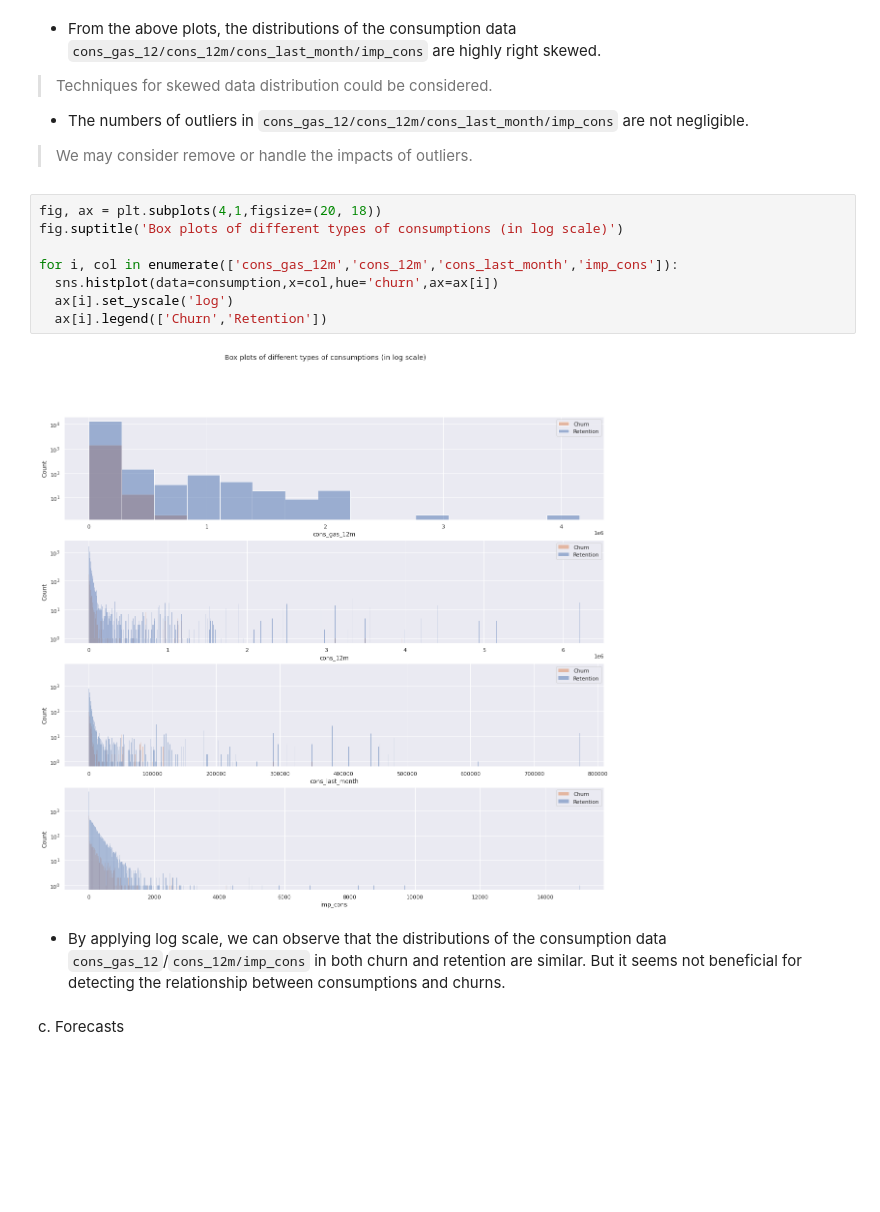
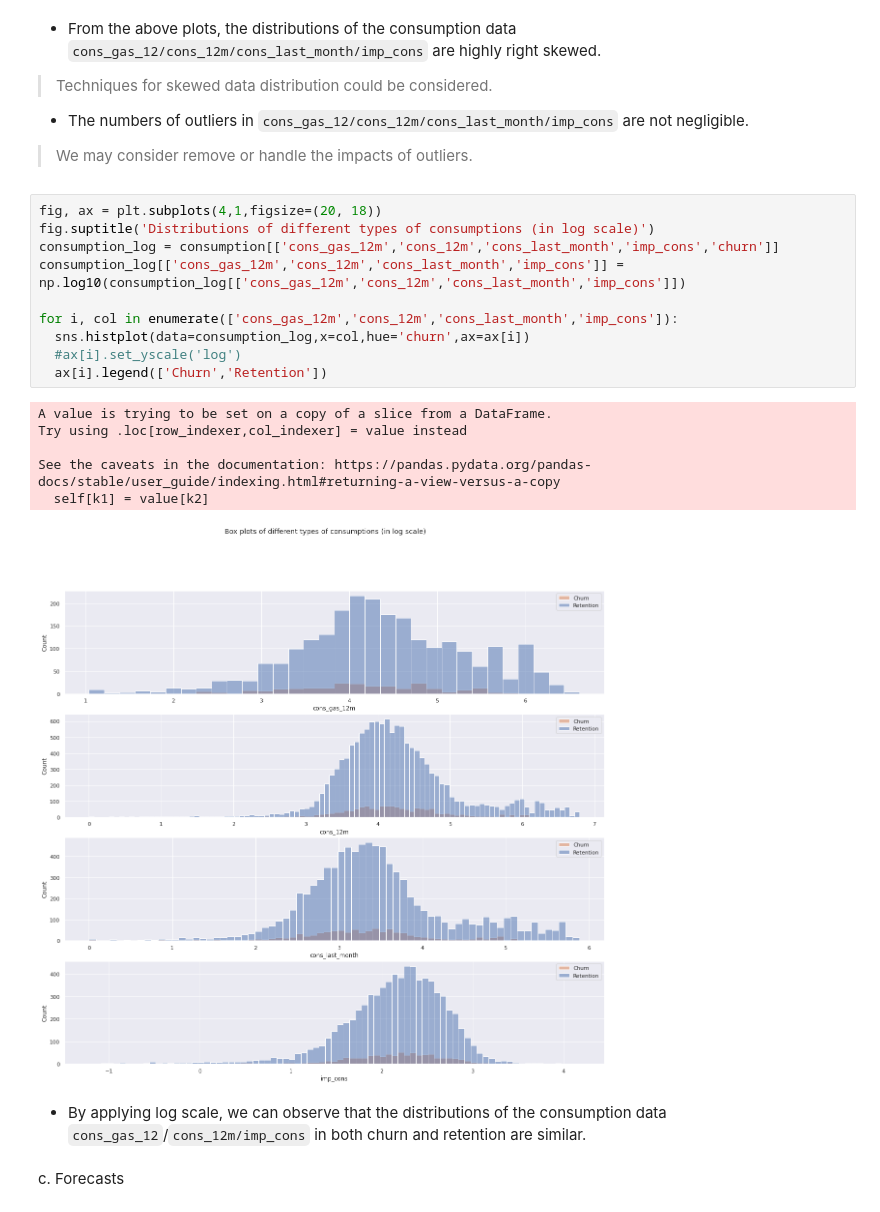
Before and after one commit to AnyueWang/BCG_Project, a Jupyter notebook: EDA.ipynb, the cells around one changed output. Drawn from its saved outputs; the diff is of its cells as text; blank space fills up the shorter version.

```diff
--- a/EDA.ipynb
+++ b/EDA.ipynb
@@ -269,16 +269,23 @@ sns.boxplot(hue='churn',x='imp_cons',data=consumption,ax=ax[3])
 > We may consider remove or handle the impacts of outliers.
 # %%
 fig, ax = plt.subplots(4,1,figsize=(20, 18))
-fig.suptitle('Box plots of different types of consumptions (in log scale)')
+fig.suptitle('Distributions of different types of consumptions (in log scale)')
+consumption_log = consumption[['cons_gas_12m','cons_12m','cons_last_month','imp_cons','churn']]
+consumption_log[['cons_gas_12m','cons_12m','cons_last_month','imp_cons']] = np.log10(consumption_log[['cons_gas_12m','cons_12m','cons_last_month','imp_cons']])
 
 for i, col in enumerate(['cons_gas_12m','cons_12m','cons_last_month','imp_cons']):
-  sns.histplot(data=consumption,x=col,hue='churn',ax=ax[i])
-  ax[i].set_yscale('log')
+  sns.histplot(data=consumption_log,x=col,hue='churn',ax=ax[i])
+  #ax[i].set_yscale('log')
   ax[i].legend(['Churn','Retention'])
 # %% [output]
+A value is trying to be set on a copy of a slice from a DataFrame.
+Try using .loc[row_indexer,col_indexer] = value instead
+
+See the caveats in the documentation: https://pandas.pydata.org/pandas-docs/stable/user_guide/indexing.html#returning-a-view-versus-a-copy
+  self[k1] = value[k2]
-[figure, old version]
+[figure, new version]
 # %% [markdown]
-* By applying log scale, we can observe that the distributions of the consumption data `cons_gas_12`/`cons_12m/imp_cons` in both churn and retention are similar. But it seems not beneficial for detecting the relationship between consumptions and churns.
+* By applying log scale, we can observe that the distributions of the consumption data `cons_gas_12`/`cons_12m/imp_cons` in both churn and retention are similar.
 # %% [markdown]
 c. Forecasts
 # %%
```
Also changed, not shown: parts of 7 cells of this notebook.
